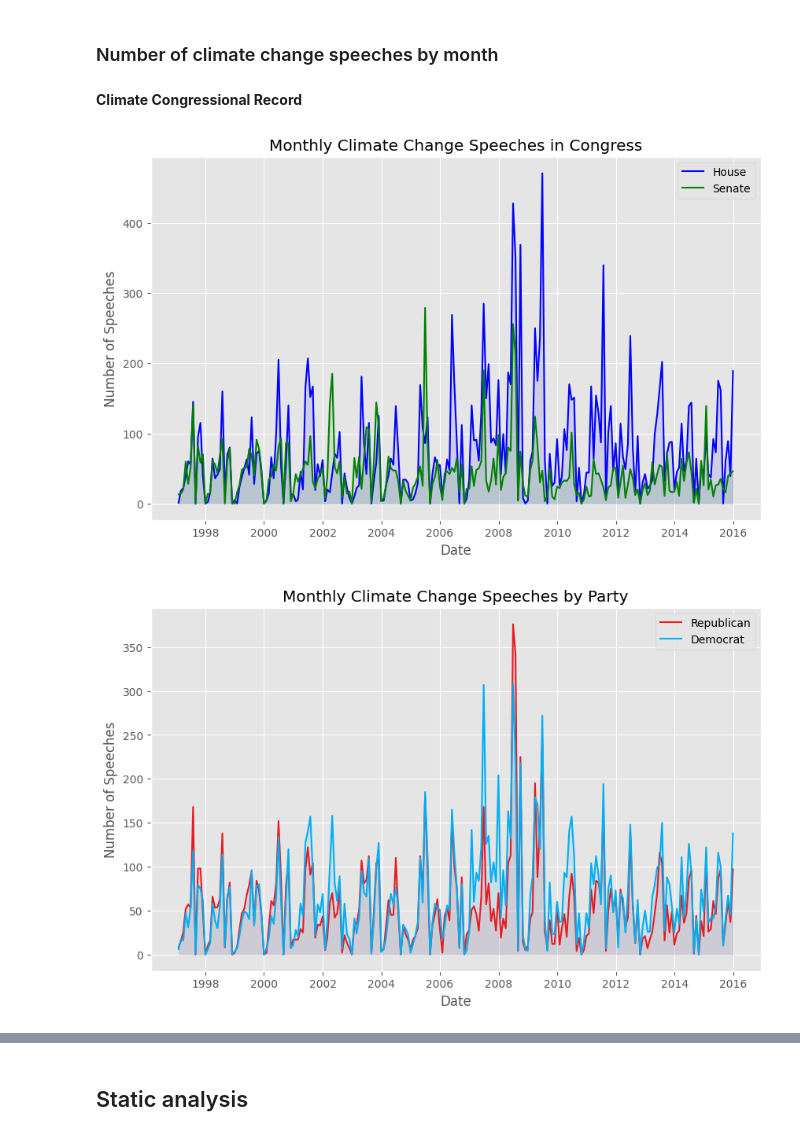
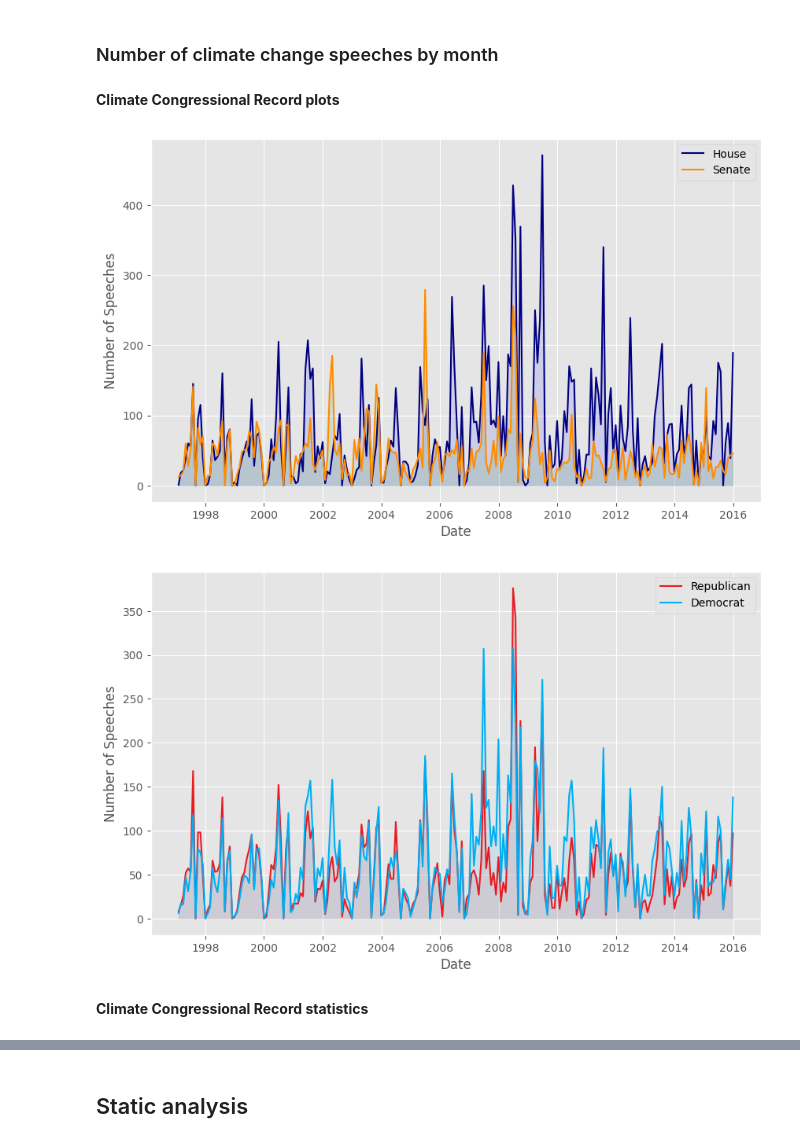
Before and after one commit to felixwallis/pir-dissertation, a Jupyter notebook: source/analysis/descriptive_analysis.ipynb, the cells around one changed output, grey strips where cells are left out. Saved outputs shown, nothing was run; the diff lists cells and outputs as text; code cells hidden in the pictures.

Commit message:
figures from descriptive analysis

```diff
--- a/source/analysis/descriptive_analysis.ipynb
+++ b/source/analysis/descriptive_analysis.ipynb
@@ -32,7 +32,7 @@ climate_hansard = pd.read_csv(DATA_PATH + 'climate_hansard.csv')
 # %% [markdown]
 ### Number of climate change speeches by month
 # %% [markdown]
-**Climate Congressional Record**
+**Climate Congressional Record plots**
 # %%
 climate_congressional_record['date'] = pd.to_datetime(
     climate_congressional_record['date'])
@@ -50,36 +50,38 @@ monthly_senate_speeches = senate_speeches.groupby(pd.Grouper(
 
 monthly_republican_speeches = republican_speeches.groupby(pd.Grouper(
     key='date', freq='M')).size()
 monthly_democratic_speeches = democratic_speeches.groupby(pd.Grouper(
     key='date', freq='M')).size()
 
 plt.figure(figsize=(10, 6))
-plt.plot(monthly_house_speeches, label='House', color='blue')
-plt.plot(monthly_senate_speeches, label='Senate', color='green')
+plt.plot(monthly_house_speeches, label='House', color='navy')
+plt.plot(monthly_senate_speeches, label='Senate', color='darkorange')
 plt.fill_between(monthly_house_speeches.index,
                  monthly_house_speeches, color='blue', alpha=0.1)
 plt.fill_between(monthly_senate_speeches.index,
                  monthly_senate_speeches, color='green', alpha=0.1)
-plt.title('Monthly Climate Change Speeches in Congress')
+# plt.title('Monthly Climate Change Speeches in Congress')
 plt.xlabel('Date')
 plt.ylabel('Number of Speeches')
 plt.legend()
 plt.show()
 
 plt.figure(figsize=(10, 6))
 plt.plot(monthly_republican_speeches, label='Republican',
          color=party_colours['Republican'])
 plt.plot(monthly_democratic_speeches, label='Democrat',
          color=party_colours['Democrat'])
 plt.fill_between(monthly_republican_speeches.index,
                  monthly_republican_speeches, color=party_colours['Republican'], alpha=0.1)
 plt.fill_between(monthly_democratic_speeches.index,
                  monthly_democratic_speeches, color=party_colours['Democrat'], alpha=0.1)
-plt.title('Monthly Climate Change Speeches by Party')
+# plt.title('Monthly Climate Change Speeches by Party')
 plt.xlabel('Date')
 plt.ylabel('Number of Speeches')
 plt.legend()
 plt.show()
 # %% [output]
-[figure, old version]
+[figure, new version]
-[figure, old version]
+[figure, new version]
+# %% [markdown]
+**Climate Congressional Record statistics**
```
Also changed, not shown: parts of 10 cells of this notebook, 5 other files.
